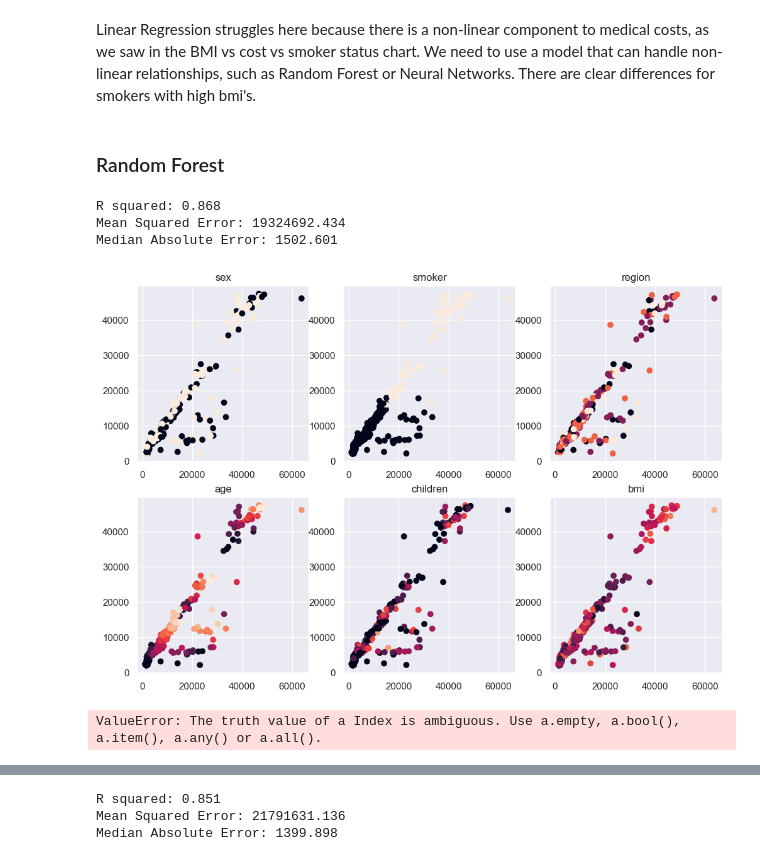
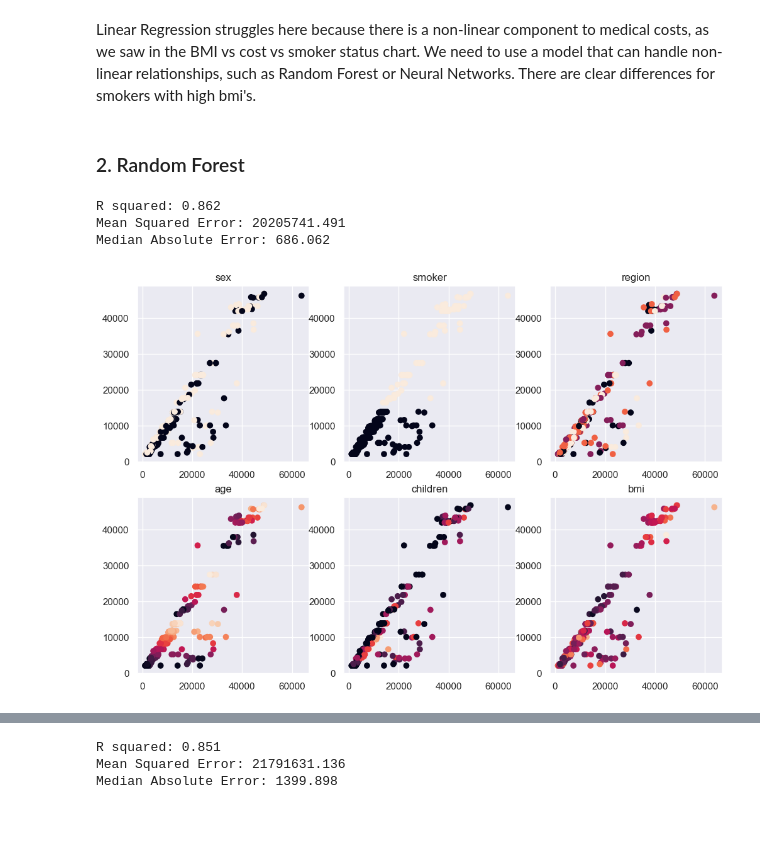
Before and after one commit to JeffRoth/US-medical-insurance-costs, a Jupyter notebook: us-medical-insurance-costs.ipynb, the cells around one changed output, grey strips where cells are left out. Drawn from its saved outputs; the diff is of its cells as text; code cells hidden in the pictures; blank space fills up the shorter version.

Commit message:
generated plots and updated README.

```diff
--- a/us-medical-insurance-costs.ipynb
+++ b/us-medical-insurance-costs.ipynb
@@ -362,25 +371,13 @@ X_train.head()
 # %%
-# #Encode categorical features
+#Encode categorical features
 
-# from sklearn.preprocessing import LabelEncoder
-# le=LabelEncoder()
+sex_mapper = {'female': 0, 'male': 1}
+smoker_mapper = {'no': 0, 'yes': 1}
+region_mapper = {'northeast': 1, 'southeast': 2, 'southwest': 3, 'northwest': 4}
 
-# X_train['sex'] = le.fit_transform(X_train['sex'].astype('str'))
-# X_train['smoker'] = le.fit_transform(X_train['smoker'].astype('str'))
-# X_train['region'] = le.fit_transform(X_train['region'].astype('str'))
+X_train['sex'].replace(sex_mapper, inplace=True)
+X_train['smoker'].replace(smoker_mapper, inplace=True)
+X_train['region'].replace(region_mapper, inplace=True)
 
-# # set dtype of categorical features to int64 for XGBoost
-# X_train = X_train.astype({'age': 'int64', 'sex': 'int64', 'bmi': 'float64', 'children': 'int64', 'smoker': 'int64', 'region': 'int64'})
+# set dtype of categorical features to int64 for XGBoost
+X_train = X_train.astype({'age': 'int64', 'sex': 'int64', 'bmi': 'float64', 'children': 'int64', 'smoker': 'int64', 'region': 'int64'})
-# %%
-#Encode categorical features
-
-sex_mapper = {'female': 0, 'male': 1}
-smoker_mapper = {'no': 0, 'yes': 1}
-region_mapper = {'northeast': 1, 'southeast': 2, 'southwest': 3, 'northwest': 4}
-
-X_train['sex'] = X_train['sex'].replace(sex_mapper)
-X_train['smoker'] = X_train['smoker'].replace(smoker_mapper)
-X_train['region'] = X_train['region'].replace(region_mapper)
-
-# set dtype of categorical features to int64 for XGBoost
-X_train = X_train.astype({'age': 'int64', 'sex': 'int64', 'bmi': 'float64', 'children': 'int64', 'smoker': 'int64', 'region': 'int64'})
@@ -458,39 +439,17 @@ Median Absolute Error: 2646.574
 Linear Regression struggles here because there is a non-linear component to medical costs, as we saw in the BMI vs cost vs smoker status chart.
 We need to use a model that can handle non-linear relationships, such as Random Forest or Neural Networks.  There are clear differences for smokers with high bmi's.
 # %% [markdown]
-### Random Forest
+### 2. Random Forest
 # %%
-model_rf = RandomForestRegressor(n_estimators=100, max_depth=5, random_state=1)
+model_rf = RandomForestRegressor(n_estimators=10, criterion='absolute_error', max_depth=4, random_state=1)
 model_rf.fit(X_train, y_train)
 
 y_pred = model_rf.predict(X_val)
 
 calculate_accuracy(y_val, y_pred)
 make_crossplots(y_val, y_pred, X_val)
 # %% [output]
-R squared: 0.868
-Mean Squared Error: 19324692.434
-Median Absolute Error: 1502.601
+R squared: 0.862
+Mean Squared Error: 20205741.491
+Median Absolute Error: 686.062
-[figure, old version]
+[figure, new version]
-# %%
-# str_tree = export_graphviz(model_rf,
-#                 out_file=None,
-#                 feature_names = X_train.columns,
-#                 filled=True,
-#                 special_characters=True,
-#                 rotate=True)
-
-# display.display(str_tree)
-
-# plt.figure(figsize=(20,20))
-# _ = tree.plot_tree(model_rf.estimators_[0], feature_names=X_train.columns, filled=True)
-
-# plt.figure(figsize=(20,20))
-# _ = tree.plot_tree(model_rf.estimators_[0], feature_names=X_train.columns, filled=True)
-
-# viz = dtreeviz(model_rf.estimators_[0], X_train, y_train, feature_names=X_train.columns, title="1st decision tree")
-# viz.save("decision_tree.svg")
-
-print(export_text(model_rf.estimators_[0], spacing=3, decimals=3, feature_names=X_train.columns))
-# %% [output]
-ValueError: The truth value of a Index is ambiguous. Use a.empty, a.bool(), a.item(), a.any() or a.all().
```
Also changed, not shown: parts of 18 cells of this notebook, 11 other files.
